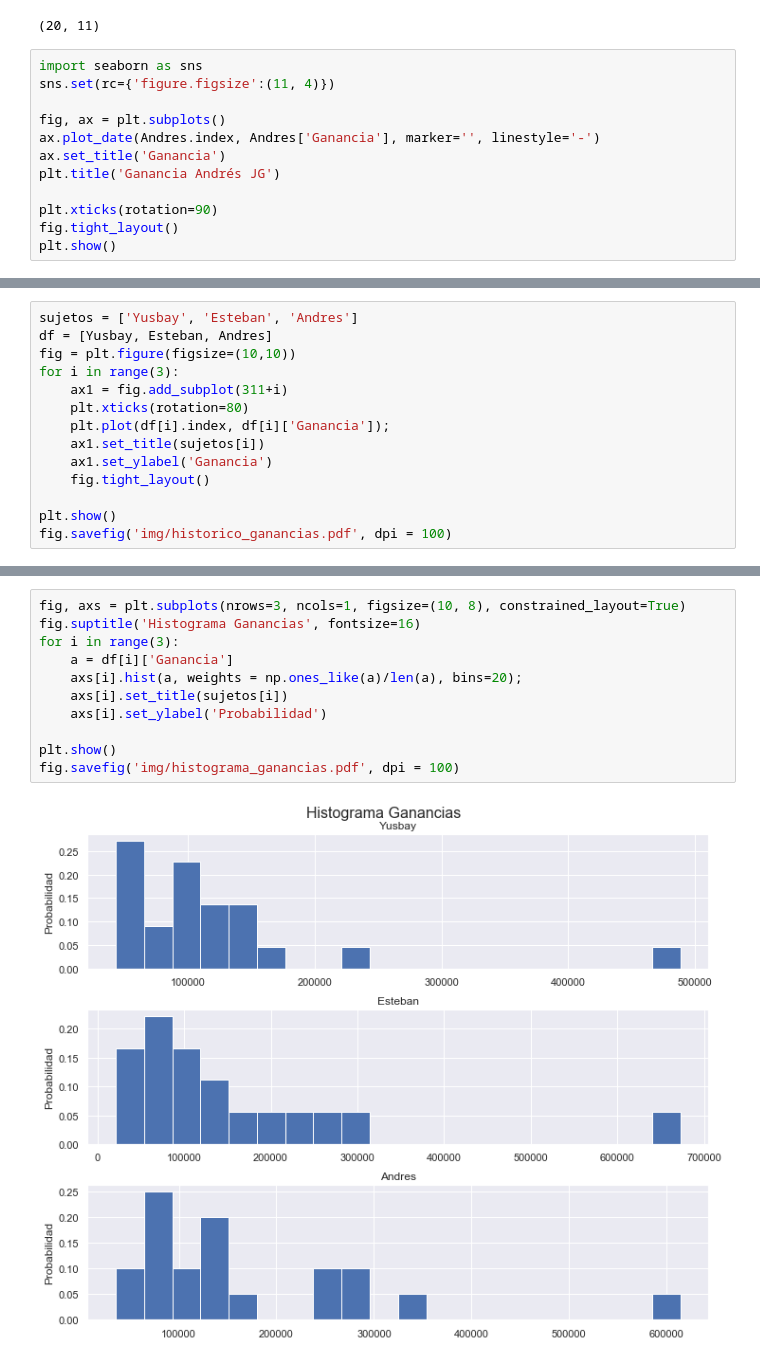
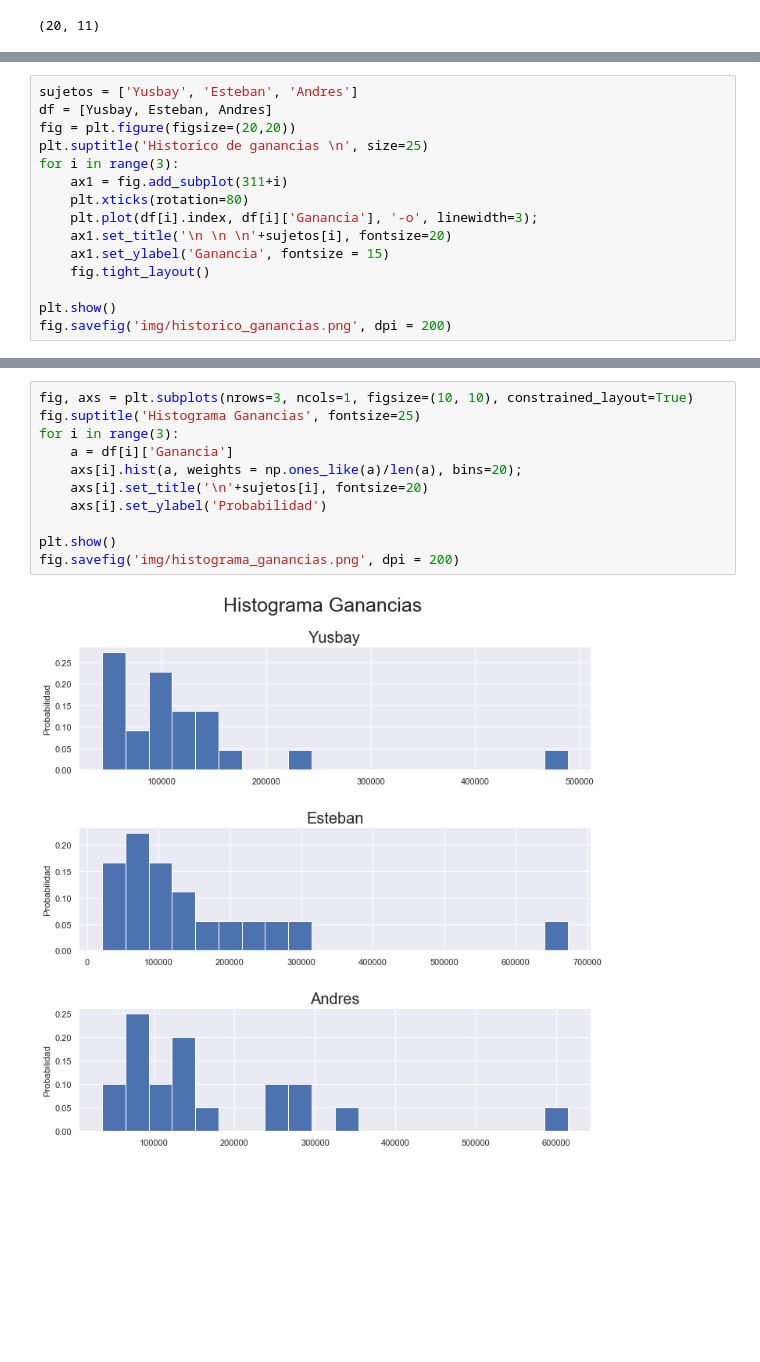
Before and after one commit to AndresJG11/analisis-financiero-trabajo, a Jupyter notebook: Analisis_Trabajo.ipynb, the cells around one changed output, grey strips where cells are left out. Cells and saved outputs as stored; diff of their text form; blank space fills up the shorter version.

```diff
--- a/Analisis_Trabajo.ipynb
+++ b/Analisis_Trabajo.ipynb
@@ -84,15 +75,3 @@ Yusbay = sumar_ganancias_repetidas(Yusbay)
 Andres.shape
 # %% [output]
 (20, 11)
-# %%
-import seaborn as sns
-sns.set(rc={'figure.figsize':(11, 4)})
-
-fig, ax = plt.subplots()
-ax.plot_date(Andres.index, Andres['Ganancia'], marker='', linestyle='-')
-ax.set_title('Ganancia')
-plt.title('Ganancia Andrés JG')
-
-plt.xticks(rotation=90)
-fig.tight_layout()
-plt.show()
@@ -101,15 +78,16 @@ plt.show()
 # %%
 sujetos = ['Yusbay', 'Esteban', 'Andres']
 df = [Yusbay, Esteban, Andres]
-fig = plt.figure(figsize=(10,10))
+fig = plt.figure(figsize=(20,20))
+plt.suptitle('Historico de ganancias \n', size=25)
 for i in range(3):
     ax1 = fig.add_subplot(311+i)
     plt.xticks(rotation=80)
-    plt.plot(df[i].index, df[i]['Ganancia']);
-    ax1.set_title(sujetos[i])
-    ax1.set_ylabel('Ganancia')
+    plt.plot(df[i].index, df[i]['Ganancia'], '-o', linewidth=3);
+    ax1.set_title('\n \n \n'+sujetos[i], fontsize=20)
+    ax1.set_ylabel('Ganancia', fontsize = 15)
     fig.tight_layout()
 
 plt.show()
-fig.savefig('img/historico_ganancias.pdf', dpi = 100)
+fig.savefig('img/historico_ganancias.png', dpi = 200)
 # %% [output]
@@ -117,14 +95,14 @@ fig.savefig('img/historico_ganancias.pdf', dpi = 100)
 # %%
-fig, axs = plt.subplots(nrows=3, ncols=1, figsize=(10, 8), constrained_layout=True)
-fig.suptitle('Histograma Ganancias', fontsize=16)
+fig, axs = plt.subplots(nrows=3, ncols=1, figsize=(10, 10), constrained_layout=True)
+fig.suptitle('Histograma Ganancias', fontsize=25)
 for i in range(3):
     a = df[i]['Ganancia']
     axs[i].hist(a, weights = np.ones_like(a)/len(a), bins=20);
-    axs[i].set_title(sujetos[i])
+    axs[i].set_title('\n'+sujetos[i], fontsize=20)
     axs[i].set_ylabel('Probabilidad')
 
 plt.show()
-fig.savefig('img/histograma_ganancias.pdf', dpi = 100)
+fig.savefig('img/histograma_ganancias.png', dpi = 200)
 # %% [output]
-[figure, old version]
+[figure, new version]
 # %%
```
Also changed, not shown: parts of 8 cells of this notebook, 7 other files.
